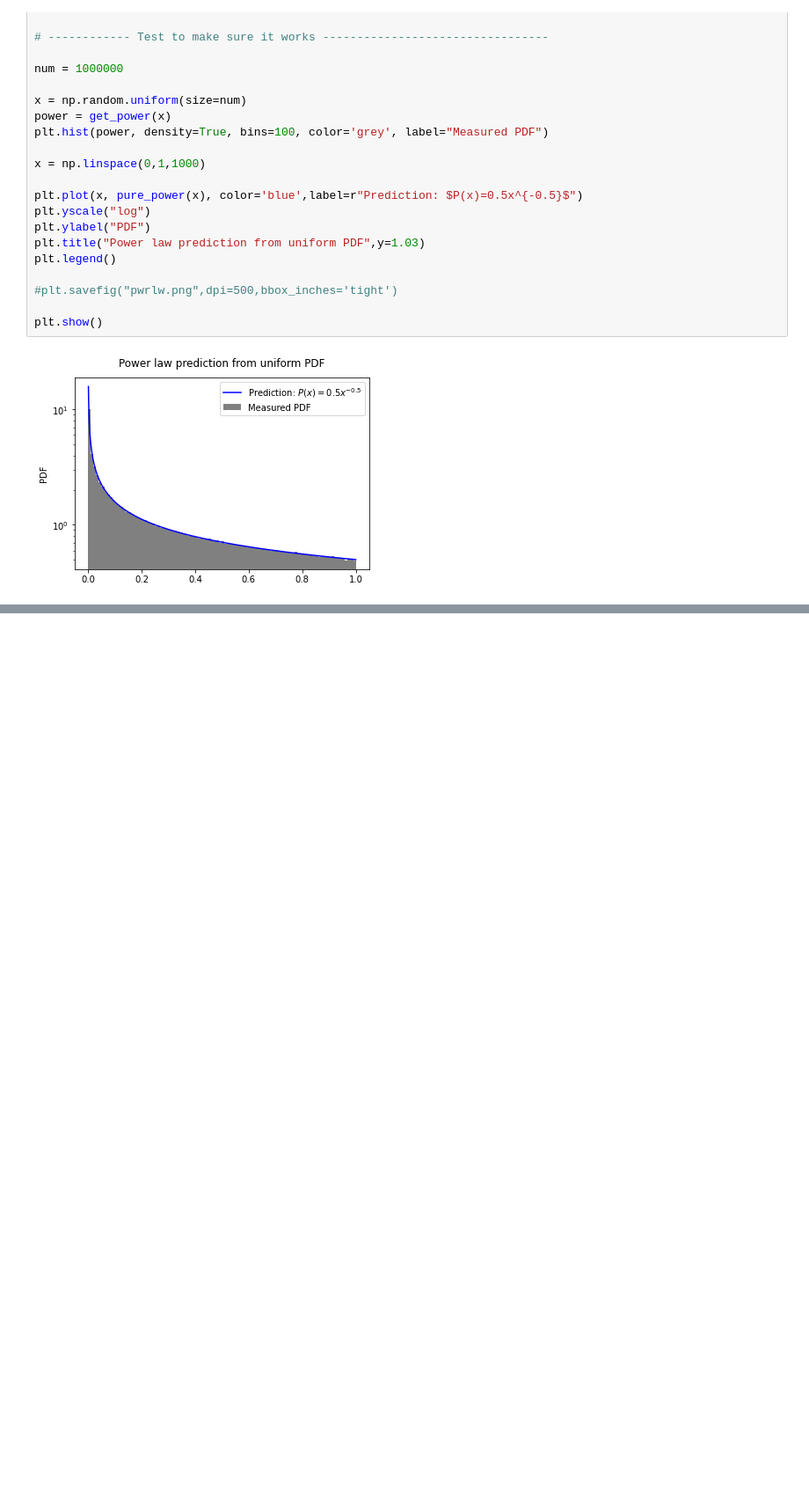
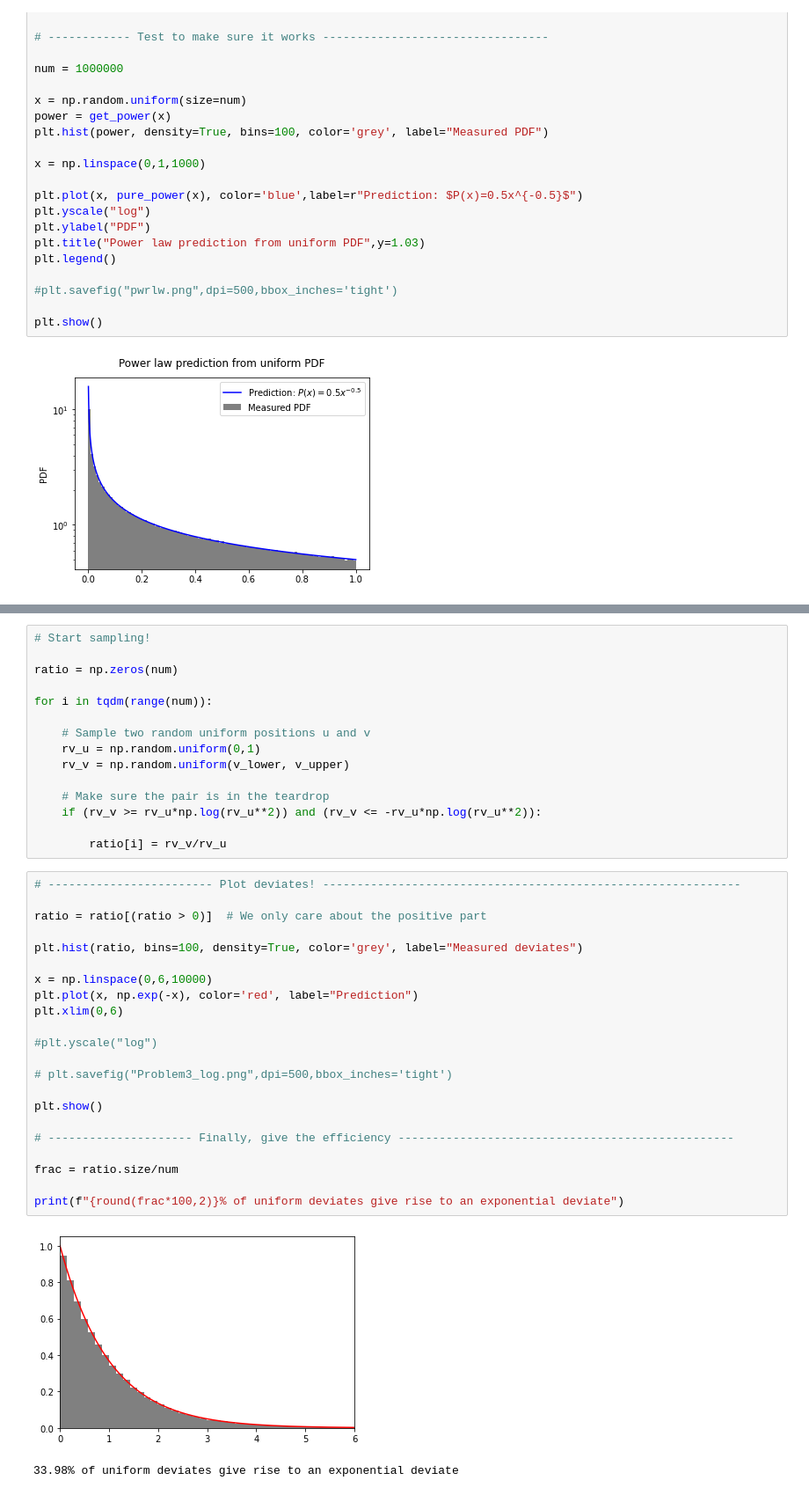
Before and after one commit to baron-de-montblanc/PHYS_512, a Jupyter notebook: problem_sets/ps7/problem_set_7.ipynb, the cells around one changed output, grey strips where cells are left out. Shown: that part at 88% size. Saved outputs shown, nothing was run; the diff lists cells and outputs as text; blank space fills up the shorter version.

```diff
--- a/problem_sets/ps7/problem_set_7.ipynb
+++ b/problem_sets/ps7/problem_set_7.ipynb
@@ -294,0 +331,40 @@ plt.show()
+# %%
+# Start sampling!
+
+ratio = np.zeros(num)
+
+for i in tqdm(range(num)):
+
+    # Sample two random uniform positions u and v
+    rv_u = np.random.uniform(0,1)
+    rv_v = np.random.uniform(v_lower, v_upper)
+
+    # Make sure the pair is in the teardrop
+    if (rv_v >= rv_u*np.log(rv_u**2)) and (rv_v <= -rv_u*np.log(rv_u**2)):
+
+        ratio[i] = rv_v/rv_u
+# %%
+# ------------------------ Plot deviates! -------------------------------------------------------------
+
+ratio = ratio[(ratio > 0)]  # We only care about the positive part
+
+plt.hist(ratio, bins=100, density=True, color='grey', label="Measured deviates")
+
+x = np.linspace(0,6,10000)
+plt.plot(x, np.exp(-x), color='red', label="Prediction")
+plt.xlim(0,6)
+
+#plt.yscale("log")
+
+# plt.savefig("Problem3_log.png",dpi=500,bbox_inches='tight')
+
+plt.show()
+
+# --------------------- Finally, give the efficiency -------------------------------------------------
+
+frac = ratio.size/num
+
+print(f"{round(frac*100,2)}% of uniform deviates give rise to an exponential deviate")
+# %% [output]
+[figure, added]
+33.98% of uniform deviates give rise to an exponential deviate
```
Also changed, not shown: parts of 8 cells of this notebook.
